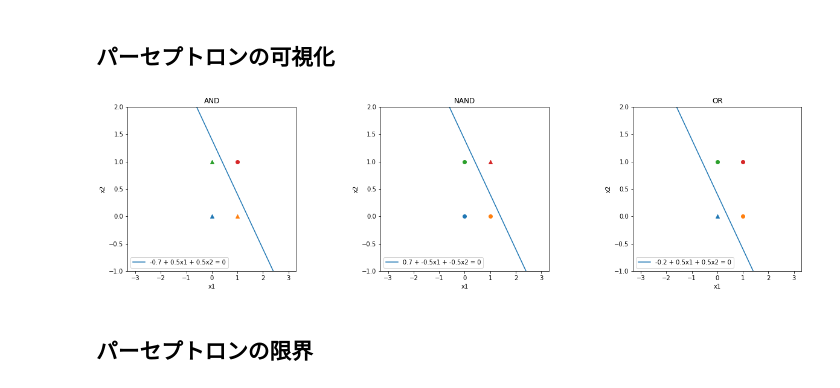
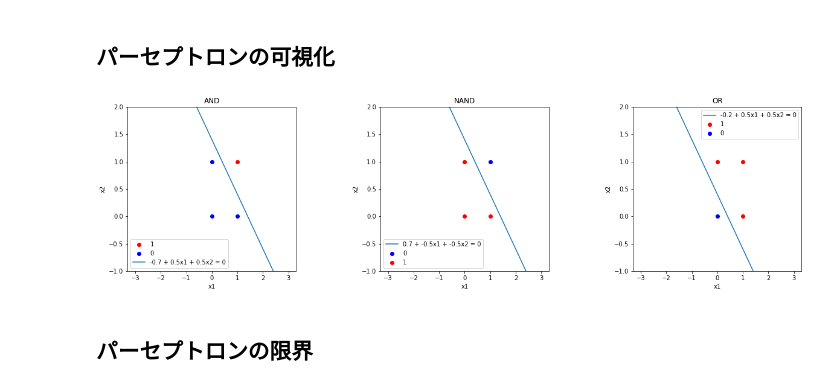
Before and after one commit to esakik/machine-learning-essentials, a Jupyter notebook: algorithm/supervised/perceptron.ipynb, the cells around one changed output. Cells and saved outputs as stored; diff of their text form; code cells hidden in the pictures.

Commit message:
[Minor] Change labels

```diff
--- a/algorithm/supervised/perceptron.ipynb
+++ b/algorithm/supervised/perceptron.ipynb
@@ -129,42 +129,52 @@ class LogicDevice(object):
         if self.func.__name__ is not 'XOR':
             x1 = np.linspace(-3, 3, 100)
             x2 = (-self.b - self.w1*x1) / self.w2
             ax.plot(x1, x2, label='{} + {}x1 + {}x2 = 0'.format(self.b, self.w1, self.w2))
-            ax.legend(loc='lower left')
 
         # 特徴量「x1, x2 = (0, 0), (1, 0), (0, 1), (1, 1)」の組み合わせを散布
-        ax.scatter(0, 0, marker=self.judge_marker(0, 0))
-        ax.scatter(1, 0, marker=self.judge_marker(1, 0))
-        ax.scatter(0, 1, marker=self.judge_marker(0, 1))
-        ax.scatter(1, 1, marker=self.judge_marker(1, 1))
+        ax.scatter(0, 0, c=self.judge_color(0, 0), label=self.func(0, 0))
+        ax.scatter(1, 0, c=self.judge_color(1, 0), label=self.func(1, 0))
+        ax.scatter(0, 1, c=self.judge_color(0, 1), label=self.func(0, 1))
+        ax.scatter(1, 1, c=self.judge_color(1, 1), label=self.func(1, 1))
         ax.set_ylim(-1, 2)
 
+        # 凡例を一つにまとめるだけの処理
+        handles,labels = ax.get_legend_handles_labels()
+        i = np.arange(len(labels))
+        filter = np.array([])
+        unique_labels = list(set(labels))
+        for ul in unique_labels:
+            filter = np.append(filter,[i[np.array(labels)==ul][0]])
+        handles = [handles[int(f)] for f in filter]
+        labels = [labels[int(f)] for f in filter]
+        ax.legend(handles,labels)
 
-    def judge_marker(self, x1, x2):
+
+    def judge_color(self, x1, x2):
         if self.func(x1, x2) == 1:
-            return 'o'
+            return 'r'
 
-        return '^'
+        return 'b'
 
 
 fig = plt.figure(figsize=(20, 5))
 
 # AND関数「(b, w1, w2) = (0.5, 0.5, -0.7)」、決定境界は「-0.7 + 0.5x1 + 0.5x2 = 0」の直線
 and_func = LogicDevice(AND, -0.7, 0.5, 0.5)
 and_func.set_subplot(fig, 1)
 
 # NAND関数「(w1, w2, b) = (-0.5, -0.5, 0.7)」、決定境界は「0.7 - 0.5x1 - 0.5x2 = 0」の直線
 nand_func = LogicDevice(NAND, 0.7, -0.5, -0.5)
 nand_func.set_subplot(fig, 2)
 
 # OR関数「(w1, w2, b) = (0.5, 0.5, -0.2)」、決定境界は「-0.2 + 0.5x1 + 0.5x2 = 0」の直線
 or_func = LogicDevice(OR, -0.2, 0.5, 0.5)
 or_func.set_subplot(fig, 3)
 
 plt.subplots_adjust(wspace=0.5, hspace=0.5)
 plt.show()
 # %% [output]
-[figure, old version]
+[figure, new version]
 # %% [markdown]
 ## パーセプトロンの限界
 # %%
```
Also changed, not shown: parts of 3 cells of this notebook.
